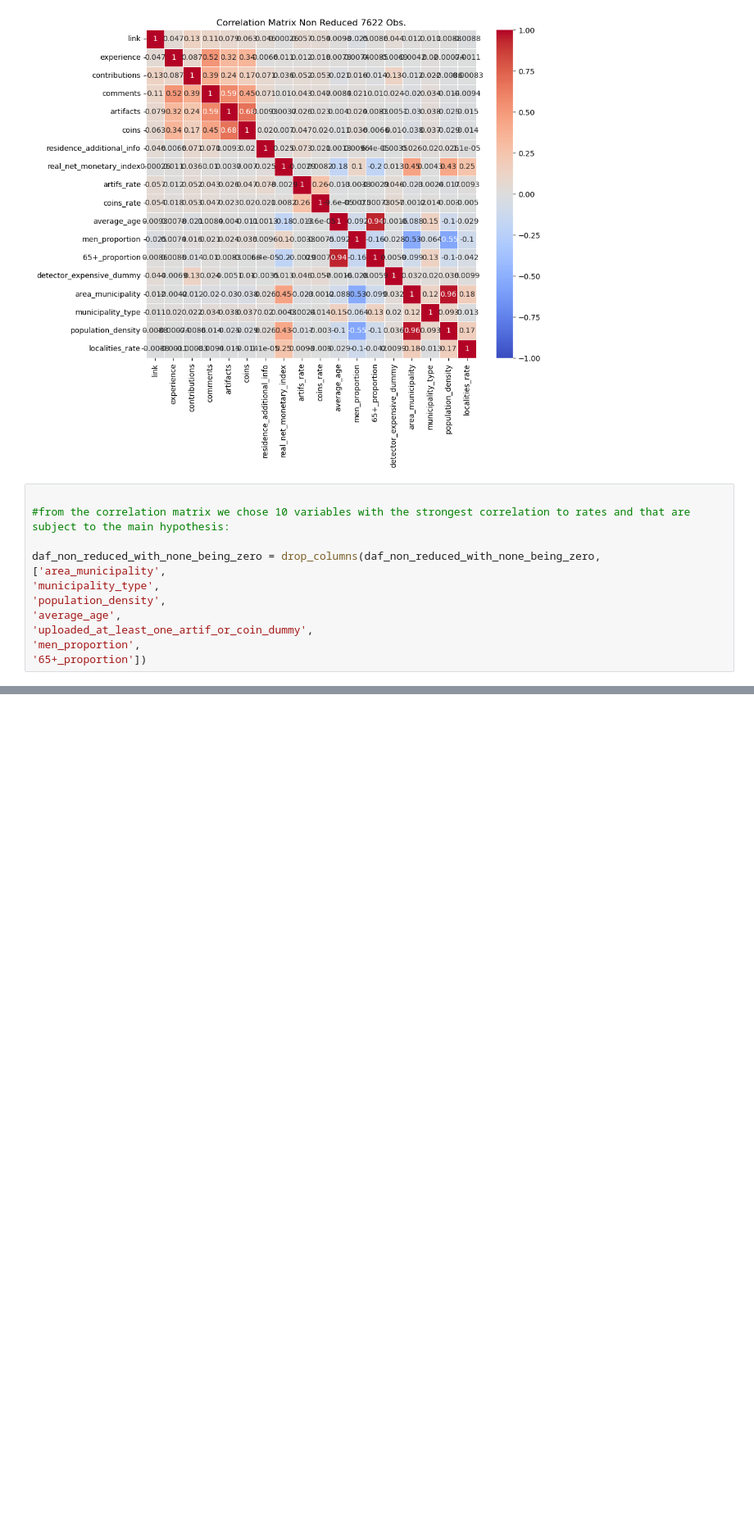
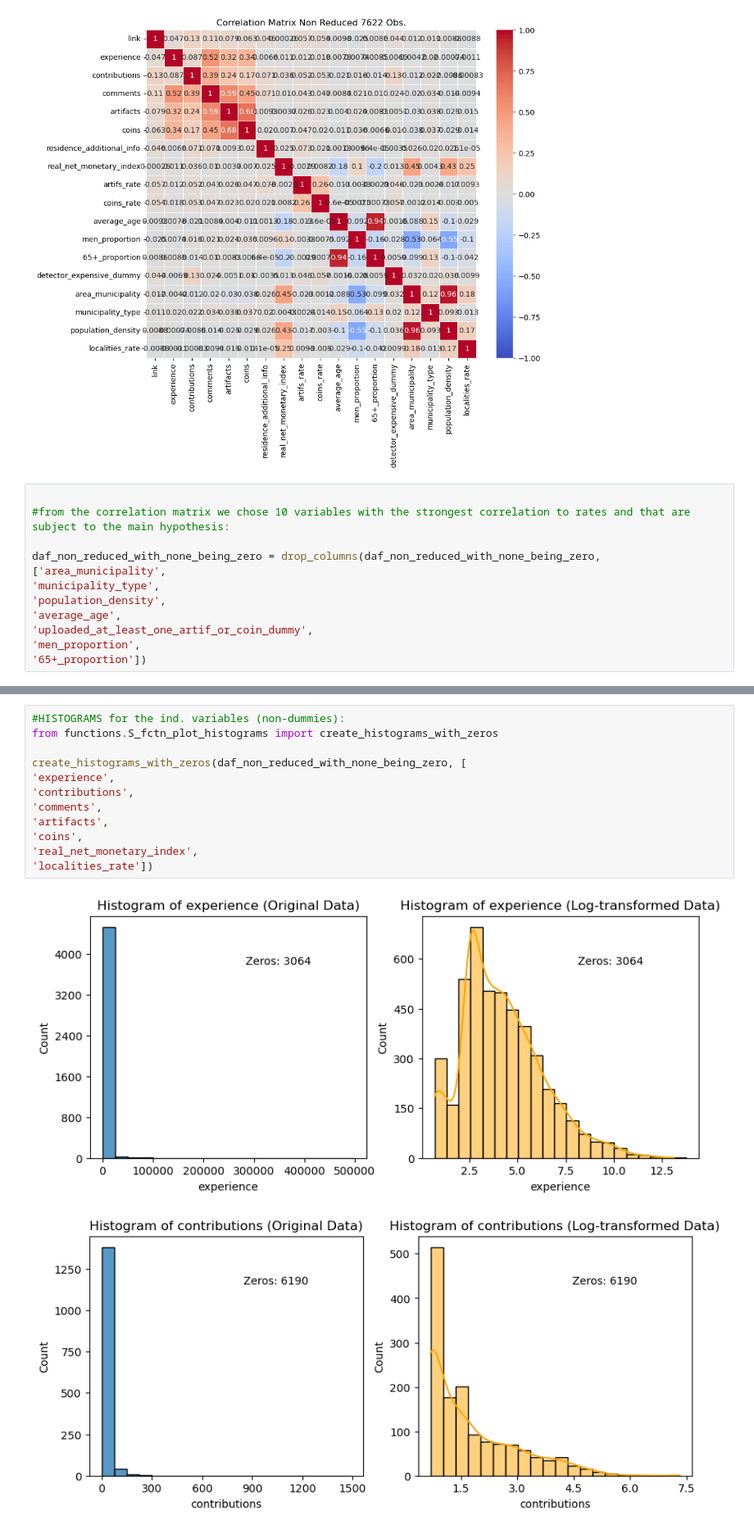
Before and after one commit to hawk-s/Metal_Detecting_Ownership_and_Non-Ownership_Motives, a Jupyter notebook: ANALYSIS/D1_jupyter.ipynb, the cells around one changed output, grey strips where cells are left out. Shown at 82% size. Drawn from its saved outputs; the diff is of its cells as text; blank space fills up the shorter version.

```diff
--- a/ANALYSIS/D1_jupyter.ipynb
+++ b/ANALYSIS/D1_jupyter.ipynb
@@ -131,0 +221,15 @@ daf_non_reduced_with_none_being_zero = drop_columns(daf_non_reduced_with_none_be
+# %%
+#HISTOGRAMS for the ind. variables (non-dummies):
+from functions.S_fctn_plot_histograms import create_histograms_with_zeros
+
+create_histograms_with_zeros(daf_non_reduced_with_none_being_zero, [
+'experience',
+'contributions',
+'comments',
+'artifacts',
+'coins',
+'real_net_monetary_index',
+'localities_rate'])
+# %% [output]
+[figure, added]
+[figure, added]
```
Also changed, not shown: parts of 17 cells of this notebook.
